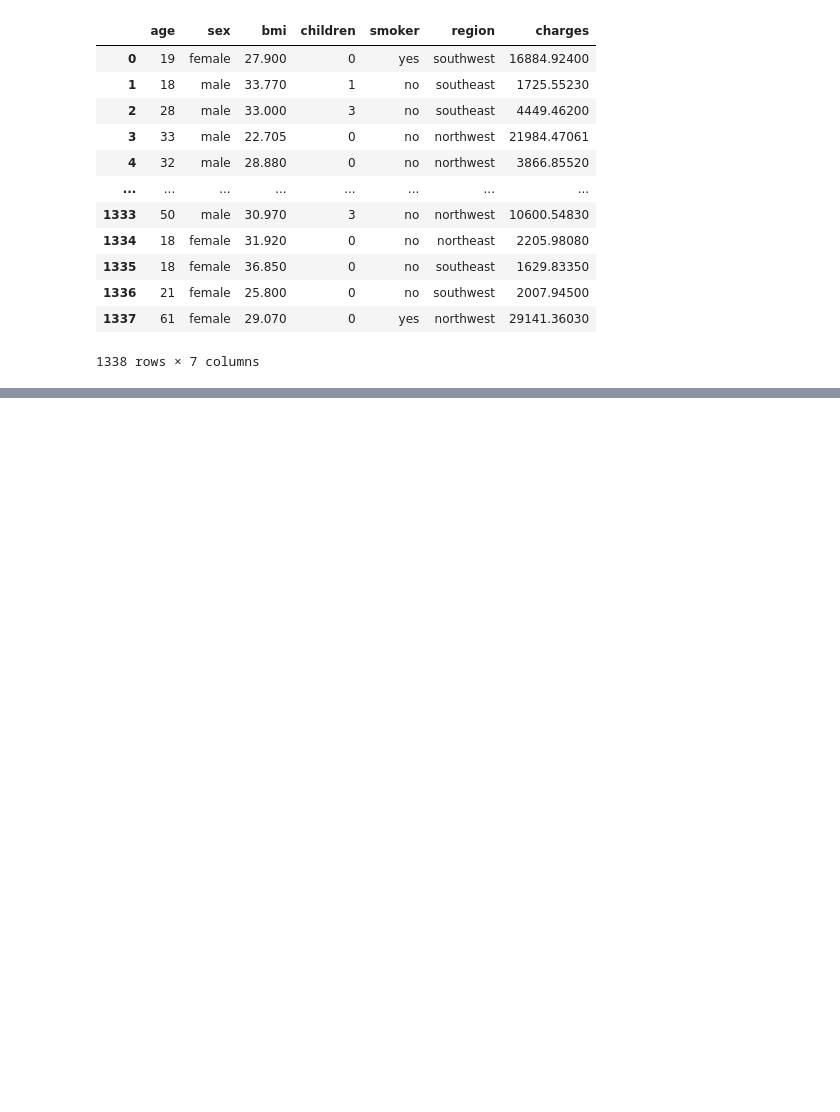
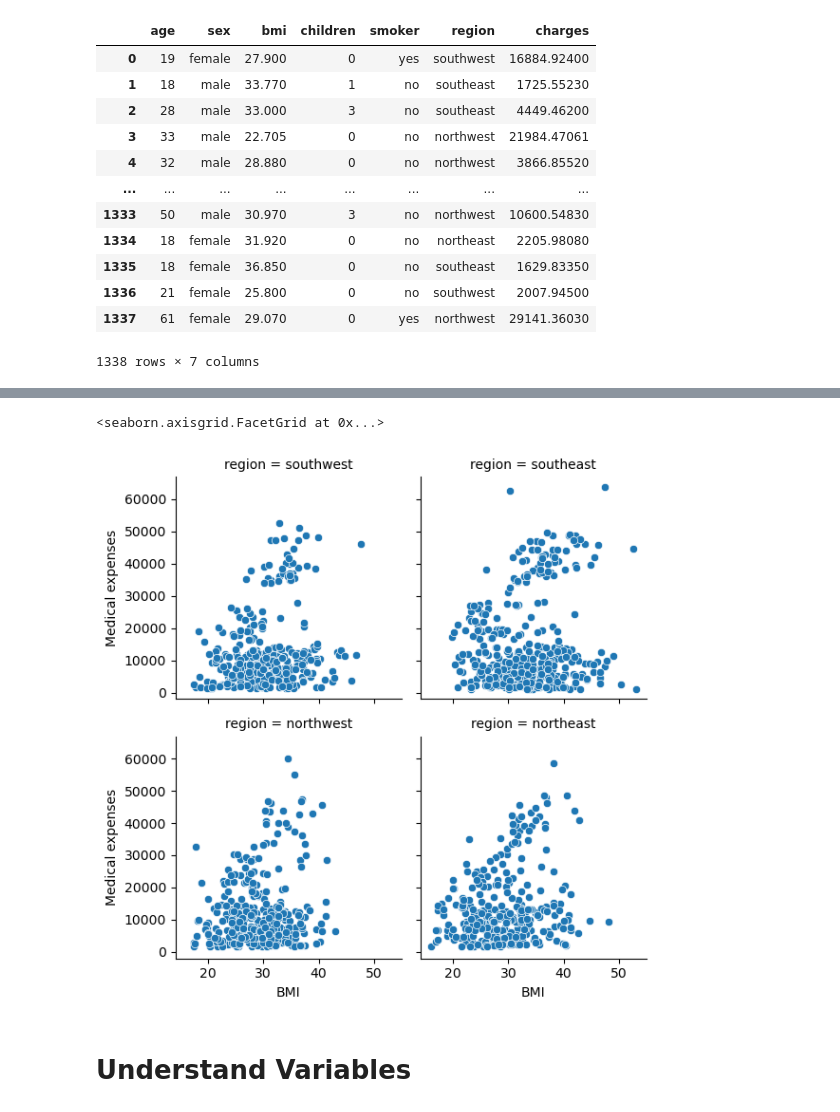
Before and after one commit to ubco-W2022T2-data301/project-group-group10, a Jupyter notebook: analysis/analysis3.ipynb, the cells around one changed output, grey strips where cells are left out. Cells and saved outputs as stored; diff of their text form; code cells hidden in the pictures; blank space fills up the shorter version.

```diff
--- a/analysis/analysis3.ipynb
+++ b/analysis/analysis3.ipynb
@@ -14,8 +14,12 @@ My plan:
 3. I will process data and wrangle data from the highest medical expenses in each region some useful visualizations to answer my research question.
 4. I will do some more research and use other sources to support my question and answers.
 # %%
+import numpy as np
 import pandas as pd
-pd.read_csv("../data/raw/insurance.csv")
+import matplotlib.pyplot as plt
+import seaborn as sns
+df = pd.read_csv("../data/raw/insurance.csv")
+df
 # %% [output]
 |  | age | sex | bmi | children | smoker | region | charges |
 | 0 | 19 | female | 27.900 | 0 | yes | southwest | 16884.92400 |
@@ -32,0 +46,8 @@ pd.read_csv("../data/raw/insurance.csv")
+# %%
+g = sns.FacetGrid(data=df, col="region",col_wrap=2)
+g.map(sns.scatterplot, "bmi", "charges").set(ylabel="Medical expenses",xlabel="BMI")
+# %% [output]
+<seaborn.axisgrid.FacetGrid at 0x...>
+[figure, added]
+# %% [markdown]
+# Understand Variables
```
Also changed, not shown: parts of 21 cells of this notebook, 2 other files.
